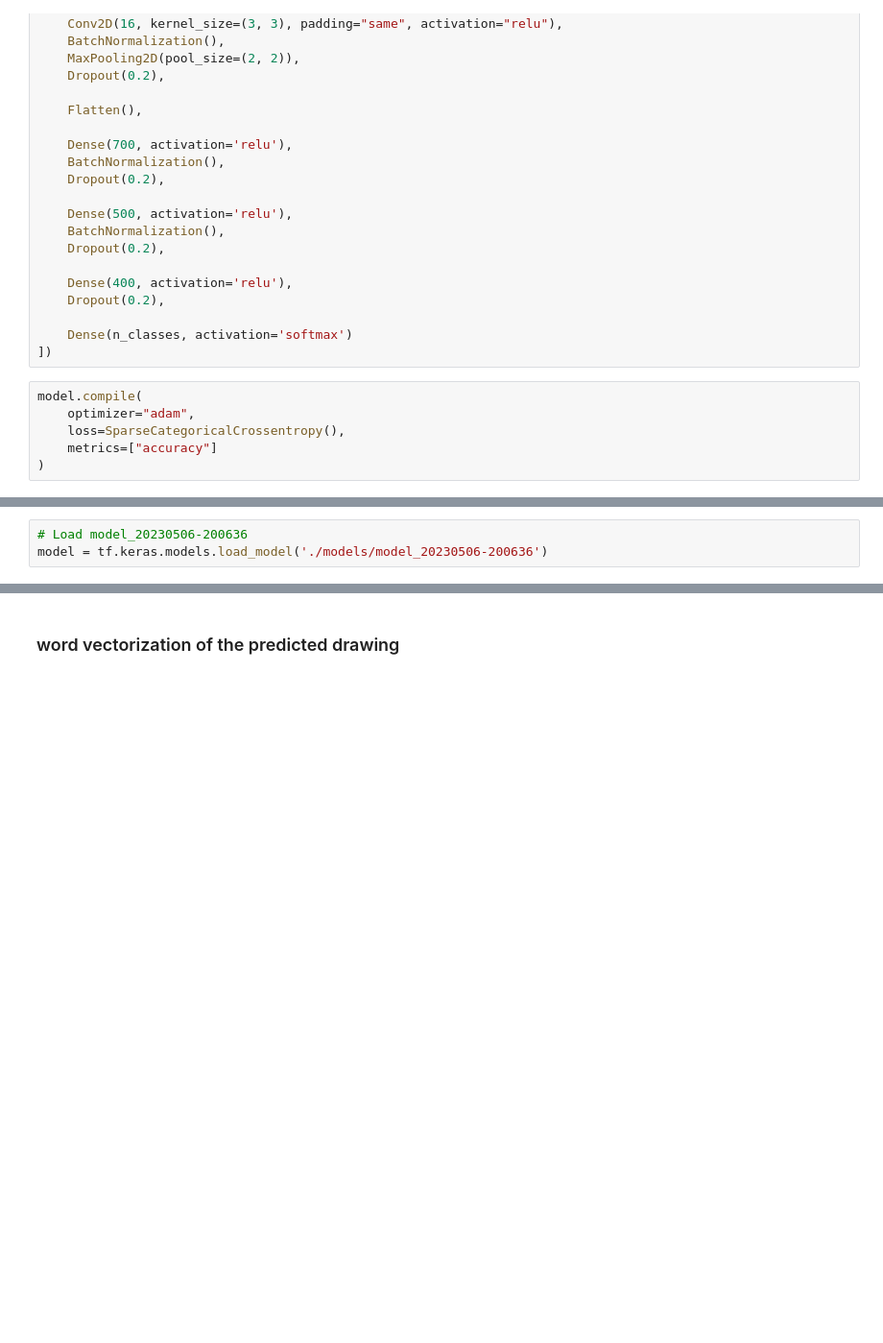
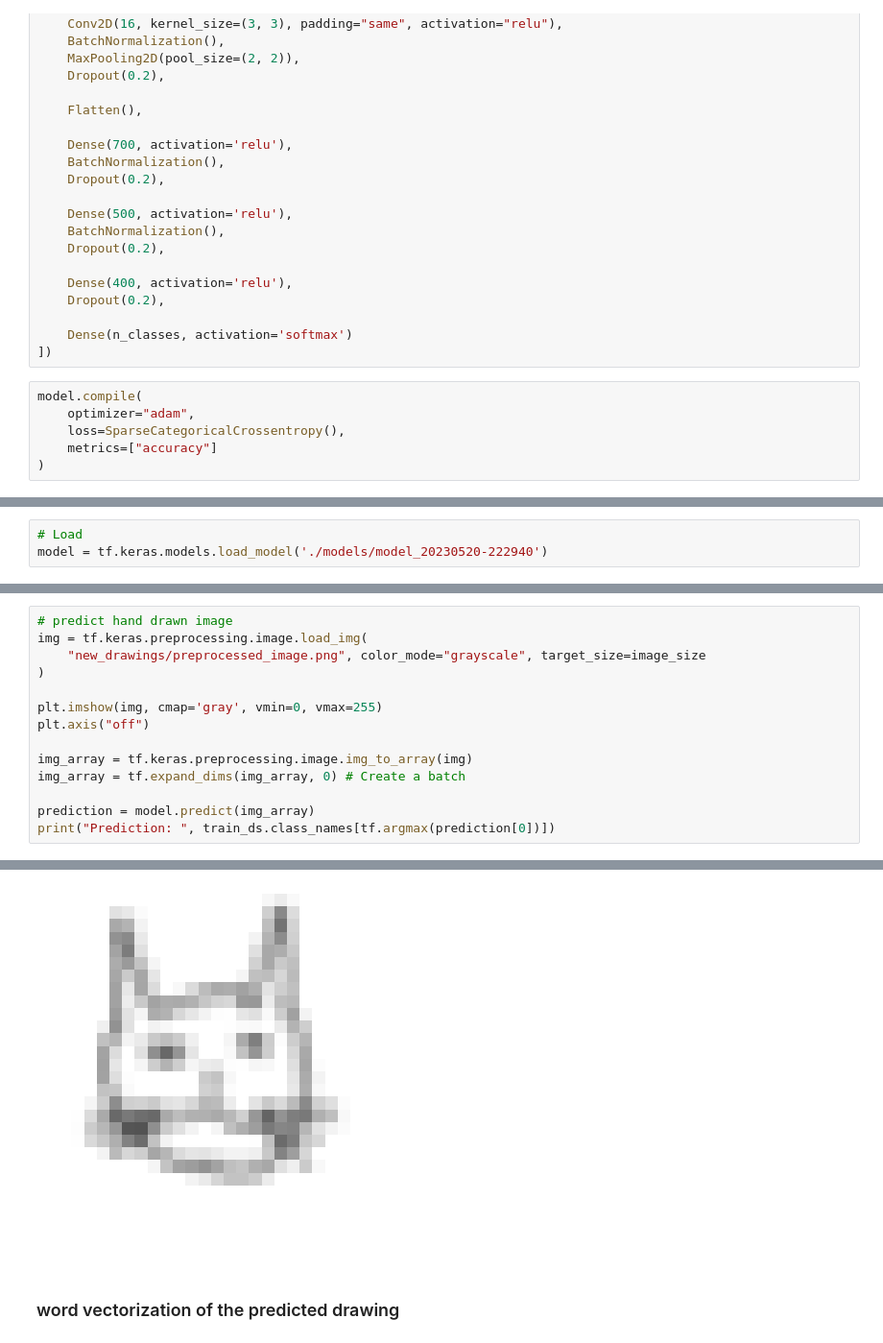
Before and after one commit to Aghead-B/AAI-Digital-Life-Project, a Jupyter notebook: sketch_recognition/draw_classification_cnn.ipynb, the cells around one changed output, grey strips where cells are left out. Shown at 96% size. Saved outputs shown, nothing was run; the diff lists cells and outputs as text; blank space fills up the shorter version.

Commit message:
hand drawings, bert word2vec and image generation added

```diff
--- a/sketch_recognition/draw_classification_cnn.ipynb
+++ b/sketch_recognition/draw_classification_cnn.ipynb
@@ -380,6 +378,6 @@ After adding more layers we got an accuracy of 62%
 # %%
-# Load model_20230506-200636
-model = tf.keras.models.load_model('./models/model_20230506-200636')
+# Load
+model = tf.keras.models.load_model('./models/model_20230520-222940')
 # %%
 # plot 9 drawings from the validation set and its prediction from the model
 plt.figure(figsize=(10, 10))
@@ -431,0 +501,15 @@ Prediction:  sun
+# %%
+# predict hand drawn image
+img = tf.keras.preprocessing.image.load_img(
+    "new_drawings/preprocessed_image.png", color_mode="grayscale", target_size=image_size
+)
+
+plt.imshow(img, cmap='gray', vmin=0, vmax=255)
+plt.axis("off")
+
+img_array = tf.keras.preprocessing.image.img_to_array(img)
+img_array = tf.expand_dims(img_array, 0) # Create a batch
+
+prediction = model.predict(img_array)
+print("Prediction: ", train_ds.class_names[tf.argmax(prediction[0])])
+# %% [output]
@@ -432,2 +518,3 @@ Prediction:  sun
+[figure, added]
 # %% [markdown]
 ### word vectorization of the predicted drawing
```
Also changed, not shown: parts of 18 cells of this notebook, 10 other files.
